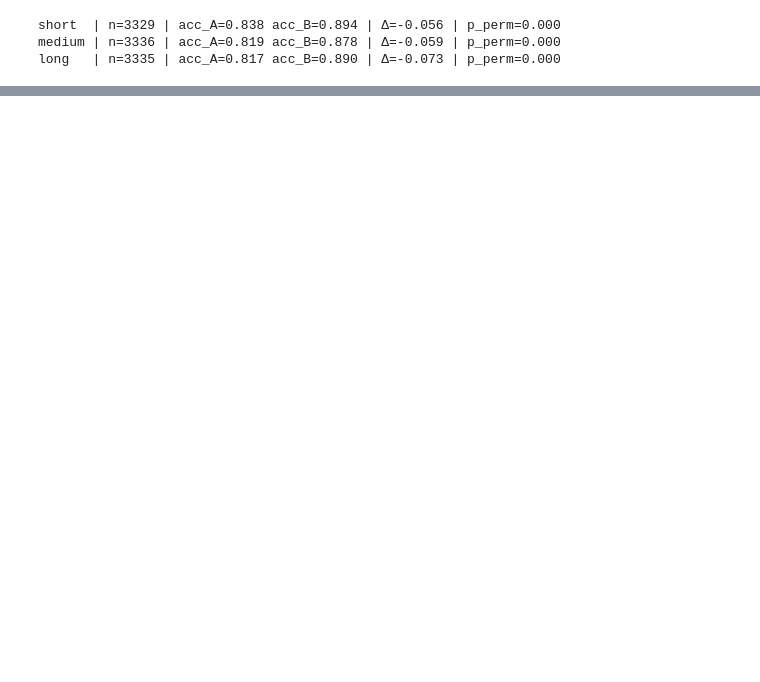
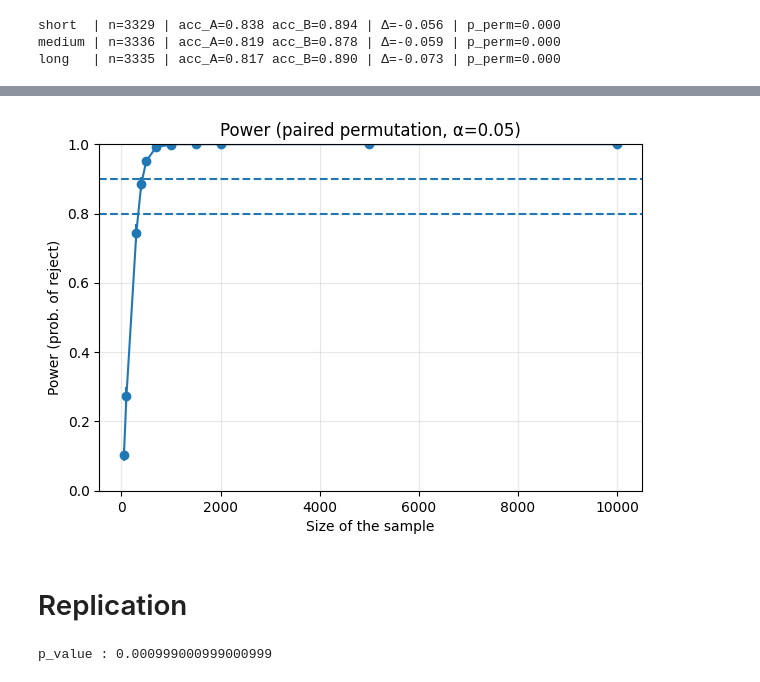
Before and after one commit to WarrenLata/ContextualEmbedding, a Jupyter notebook: ABtest.ipynb, the cells around one changed output, grey strips where cells are left out. Drawn from its saved outputs; the diff is of its cells as text; code cells hidden in the pictures; blank space fills up the shorter version.

```diff
--- a/ABtest.ipynb
+++ b/ABtest.ipynb
@@ -340,0 +404,26 @@ long   | n=3335 | acc_A=0.817 acc_B=0.890 | Δ=-0.073 | p_perm=0.000
+# %%
+def power_from_multinomial(N_list, pvals, M=1000, n_perm=10000, alpha=0.05, seed=0):
+
+    rng = np.random.default_rng(seed)
+    mapping = np.array([[1,1],[0,0],[1,0],[0,1]], dtype=int)
+
+    out = []
+    for N in N_list:
+        rej = 0
+        for _ in range(M):
+            # tirer les états directement (catégorielle)
+            states = rng.choice(4, size=N, p=pvals)
+            pairs  = mapping[states]             # shape (N,2)
+            A, B = pairs[:,0], pairs[:,1]
+            _, p, _ = paired_perm_instance(A, B,n_perm=n_perm)
+            rej += (p <= alpha)
+        power_hat = rej / M
+        se = (power_hat * (1 - power_hat) / M) ** 0.5  # erreur MC (proportion)
+        out.append((N, power_hat, se))
+    return out
+
+results_power = power_from_multinomial([50,100,300,400,500,700,1000,1000,1500,2000,5000,10000],pvals)
+# %%
+N_arr = np.array([power[0] for power in results_power])
+power_arr = np.array([power[1] for power in results_power])
+SE_arr = np.array([power[2] for power in results_power])
@@ -340,0 +445,19 @@ long   | n=3335 | acc_A=0.817 acc_B=0.890 | Δ=-0.073 | p_perm=0.000
+# %%
+
+plt.figure(figsize=(7,4.5))
+# Barres d'erreur = IC95% Monte-Carlo (±1.96*SE)
+plt.errorbar(N_arr, power_arr, yerr=1.96*SE_arr, fmt='o-')
+plt.axhline(0.8, linestyle='--')  # repère 80%
+plt.axhline(0.9, linestyle='--')  # repère 90%
+plt.ylim(0, 1)
+plt.xlabel("Size of the sample")
+plt.ylabel("Power (prob. of reject)")
+
+title = f"Power (paired permutation, α={str(0.05)})"
+plt.title(title)
+plt.grid(True, alpha=0.3)
+plt.show()
+# %% [output]
+[figure, added]
+# %% [markdown]
+# Replication
@@ -340,0 +529,6 @@ long   | n=3335 | acc_A=0.817 acc_B=0.890 | Δ=-0.073 | p_perm=0.000
+# %%
+obs, p, diffs = paired_perm_instance(correct_A,correct_B, n_perm=1000)
+
+print(f"p_value : {p}")
+# %% [output]
+p_value : 0.000999000999000999
```
Also changed, not shown: parts of 26 cells of this notebook, 1 other file.
